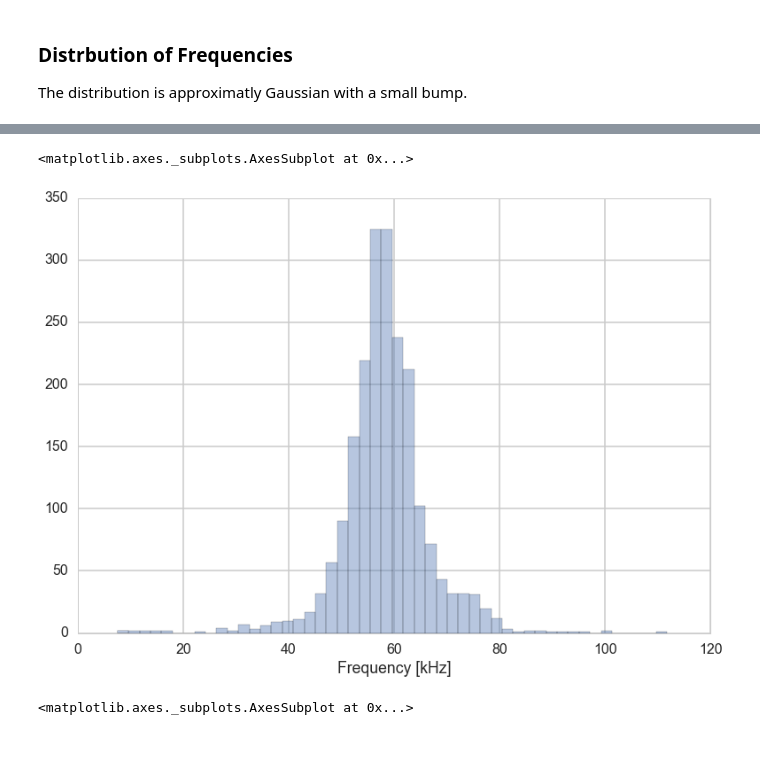
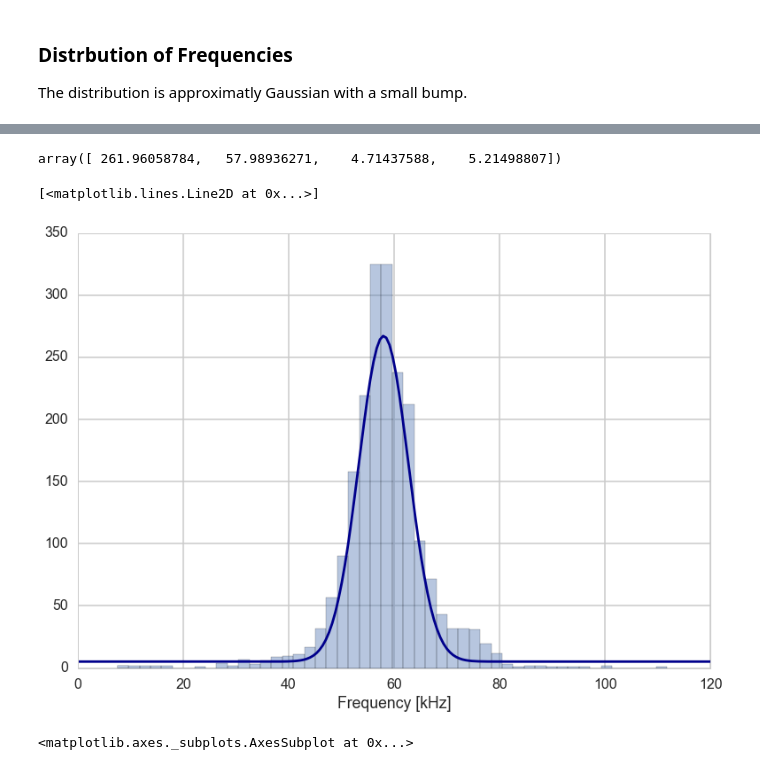
Before and after one commit to jensv/relative_canonical_helicity, a Jupyter notebook: develop_shot_quality_measures.ipynb, the cells around one changed output, grey strips where cells are left out. Cells and saved outputs as stored; diff of their text form; code cells hidden in the pictures.

```diff
--- a/develop_shot_quality_measures.ipynb
+++ b/develop_shot_quality_measures.ipynb
@@ -11,6 +11,14 @@ import matplotlib.pyplot as plt
 import seaborn as sns
 sns.set_style('whitegrid')
 sns.set_context('poster')
+# %%
+bias_current_node_name = '\j_002_004'
+fiducial_a_node_name = '\j_002_001'
+fiducial_b_node_name = '\j_002_004'
+
+#no_oscillation
+#short_oscillation
+#long_scillation
 # %% [markdown]
 # Bias current heuristics
 # %% [markdown]
@@ -198,2 +212,12 @@ The distribution is approximatly Gaussian with a small bump.
+# %%
+import numpy as np
+from scipy.optimize import curve_fit
+
+def fit_func_pure_gauss(x, a0, a1, a2, a3):
+    z = (x - a1) / (np.sqrt(2)*a2)
+    y = a0 * np.exp(-z**2) + a3
+    return y
 # %%
 cleaned_frequencies = 1/cleaned_periods
+# %%
+n, bins, patches = plt.hist(cleaned_frequencies/1000, 60)
@@ -200,8 +254,15 @@ cleaned_frequencies = 1/cleaned_periods
+# %%
+parameters, covariance = curve_fit(fit_func_pure_gauss, bins[:-1] + np.diff(bins)/2, n, p0=[300, 60, 10, 1e-3])
+# %%
+parameters
+# %% [output]
+array([ 261.96058784,   57.98936271,    4.71437588,    5.21498807])
 # %%
 sns.distplot(cleaned_frequencies/1000, norm_hist=False, kde=False, axlabel='Frequency [kHz]')
+plt.plot(np.linspace(0, 120, 200), fit_func_pure_gauss(np.linspace(0, 120, 200), *parameters), color='darkblue')
 # %% [output]
-<matplotlib.axes._subplots.AxesSubplot at 0x...>
+[<matplotlib.lines.Line2D at 0x...>]
-[figure, old version]
+[figure, new version]
 # %%
 sns.distplot(cleaned_frequencies/1000, norm_hist=False, axlabel='Frequency [kHz]')
 # %% [output]
```
Also changed, not shown: parts of 32 cells of this notebook, 1 other file.
